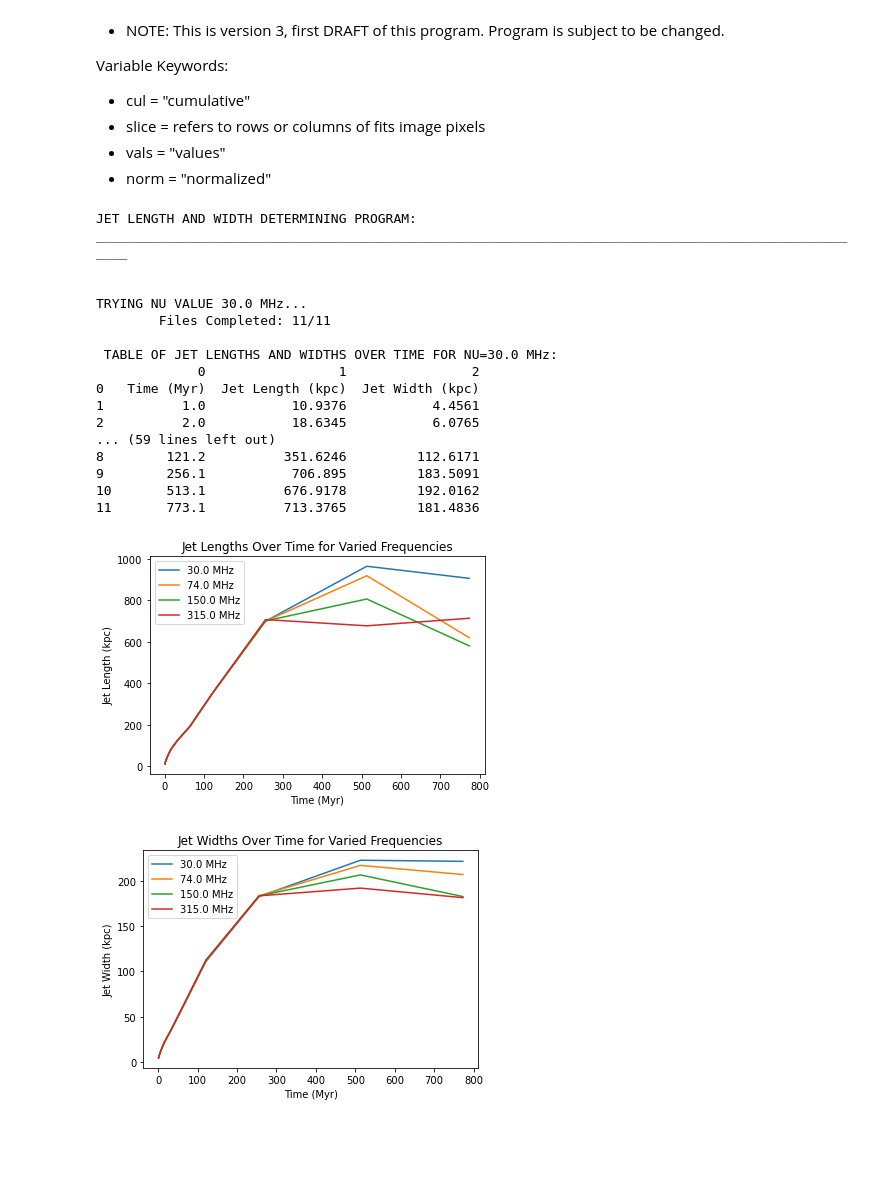
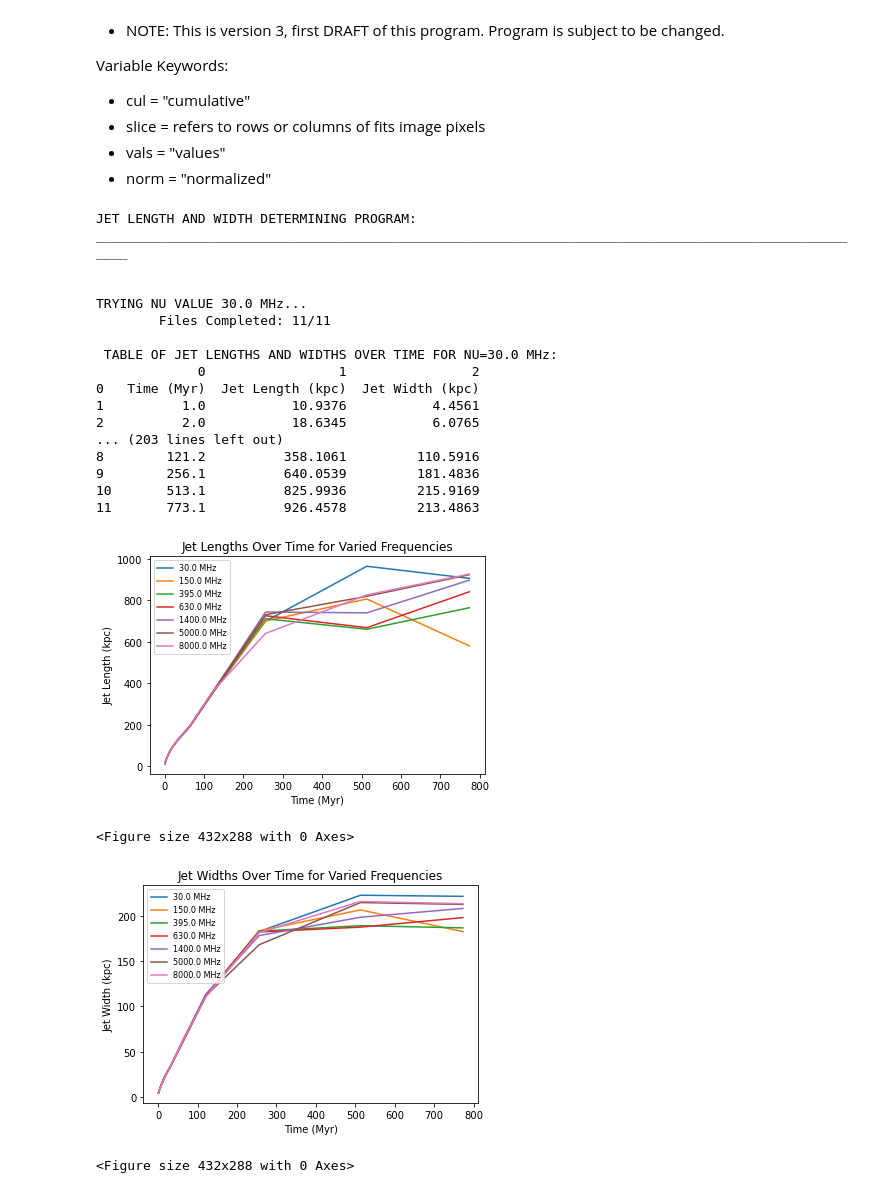
Before and after one commit to SolSamuels/Samuels_JetSimulationWork, a Jupyter notebook: Jet_Length_Width_Determiner_v3.ipynb, the cells around one changed output. Drawn from its saved outputs; the diff is of its cells as text; code cells hidden in the pictures; blank space fills up the shorter version.

```diff
--- a/Jet_Length_Width_Determiner_v3.ipynb
+++ b/Jet_Length_Width_Determiner_v3.ipynb
@@ -146,7 +146,7 @@ nu = [30.0, 74.0, 150.0, 315.0, 395.0, 460.0, 630.0, 730.0, 1400.0, 3000.0, 5000
 nu_count = 0
 
 for value in nu:
-    path = '**/Group*nu='+str(value)+'*0.00_1.00_0.00*.fits*'
+    path = '**/Group*nu='+str(value)+'*0.00_1.00_0.00*Myr.fits*'
     nu_count += 1
 
     # Determines if there are any files in device
@@ -215,38 +215,42 @@ TRYING NU VALUE 30.0 MHz...
 0   Time (Myr)  Jet Length (kpc)  Jet Width (kpc)
 1          1.0           10.9376           4.4561
 2          2.0           18.6345           6.0765
-... (59 lines left out)
-8        121.2          351.6246         112.6171
-9        256.1           706.895         183.5091
-10       513.1          676.9178         192.0162
-11       773.1          713.3765         181.4836
+... (203 lines left out)
+8        121.2          358.1061         110.5916
+9        256.1          640.0539         181.4836
+10       513.1          825.9936         215.9169
+11       773.1          926.4578         213.4863
 # %%
-for value in nu:
+nu2 = [30.0, 150.0, 395.0, 630.0, 1400.0, 5000.0, 8000.0]
+
+for value in nu2:
     try:
         with open("data_table_{}MHz.npy".format(str(value)), "rb") as open_file:
             current_freq = np.load(open_file)
 
             time_vals = []
             jet_len_vals = []
 
             for i in range(1, 12):
                 time_vals.append(float(current_freq[i, 0]))
                 jet_len_vals.append(float(current_freq[i, 1]))
 
             plt.plot(time_vals, jet_len_vals, label="{} MHz".format(str(value)))
 
     except:
         p = 0
 
 plt.xlabel("Time (Myr)")
 plt.ylabel("Jet Length (kpc)")
 plt.title("Jet Lengths Over Time for Varied Frequencies")
-plt.legend()
+plt.legend(loc=2, prop={'size': 8})
 plt.show()
+plt.savefig('Jet_Lengths_vs_Time.png')
 # %% [output]
-[figure, old version]
+[figure, new version]
+<Figure size 432x288 with 0 Axes>
 # %%
-for value in nu:
+for value in nu2:
     try:
         with open("data_table_{}MHz.npy".format(str(value)), "rb") as open_file:
             current_freq = np.load(open_file)
@@ -266,7 +270,9 @@ for value in nu:
 plt.xlabel("Time (Myr)")
 plt.ylabel("Jet Width (kpc)")
 plt.title("Jet Widths Over Time for Varied Frequencies")
-plt.legend()
+plt.legend(loc=2, prop={'size': 8})
 plt.show()
+plt.savefig('Jet_Widths_vs_Time.png')
 # %% [output]
-[figure, old version]
+[figure, new version]
+<Figure size 432x288 with 0 Axes>
```
Also changed, not shown: 4 other files.
